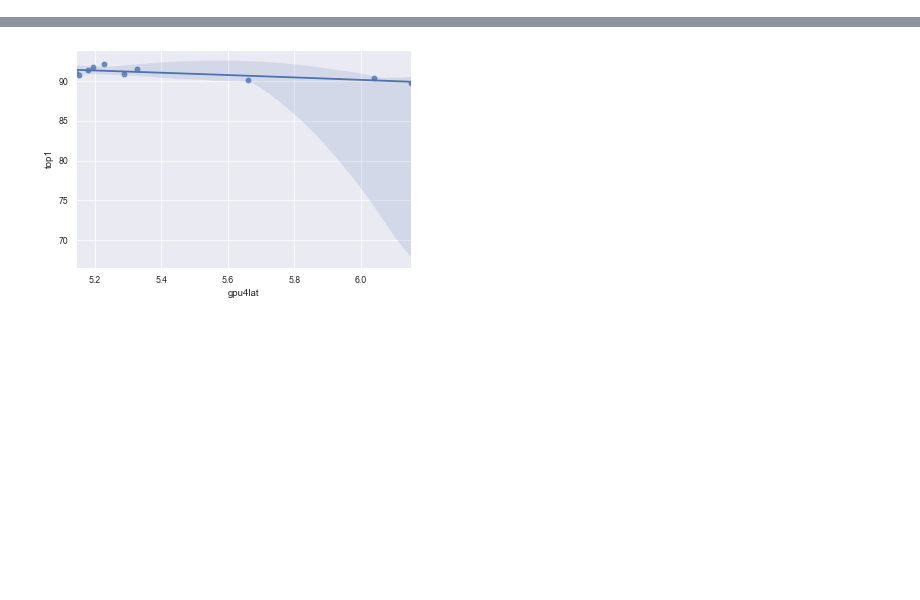
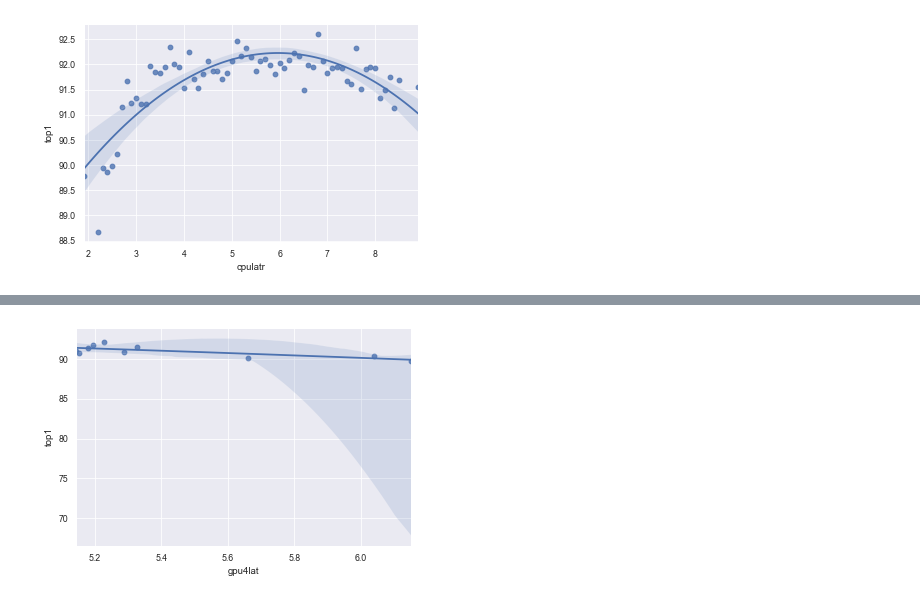
Before and after one commit to NielsEscarfail/FeatureExtractionKWS, a Jupyter notebook: ResultsVisualisation.ipynb, the cells around one changed output, grey strips where cells are left out. Saved outputs shown, nothing was run; the diff lists cells and outputs as text; code cells hidden in the pictures; blank space fills up the shorter version.

```diff
--- a/ResultsVisualisation.ipynb
+++ b/ResultsVisualisation.ipynb
@@ -98,4 +70,0 @@ Name: top1, dtype: float64
-# %%
-temp = df2.sort_values("acc_params_ratio", ascending=False)
-top_n = temp.head(100)
-top_n
@@ -125,5 +109,5 @@ def plot_top_n(df, column_name, in_f_of_column, n):
     sns.set_context("paper")
     # f, ax = plt.subplots(figsize=(7, 7))
     # ax.set(xscale="log", yscale="log")
-    splot = sns.regplot(x=x, y=y, data=pd.concat([top_n[column_name], acc], axis=1), order=2)
+    splot = sns.regplot(x=x, y=y, data=pd.concat([top_n[column_name], acc], axis=1), order=2, logx=True)
     # splot.set(xscale="log")
@@ -140,0 +114,8 @@ Index(['w', 'ks', 'd', 'e', 'ft_extr_params', 'ft_extr_params', 'data_shape',
+# %%
+df['cpulatr'] = df['cpulat'].apply(lambda x: round(x,1))
+
+df_topcpu = df.groupby('cpulatr')['top1'].max()
+# df['cpu'] = df.groupby('cpulatr')['top1'].max()
+df_topcpu = pd.DataFrame(df_topcpu)
+df_topcpu = df_topcpu.reset_index(level=0)
+df_topcpu
@@ -140,0 +136,4 @@ Index(['w', 'ks', 'd', 'e', 'ft_extr_params', 'ft_extr_params', 'data_shape',
+# %%
+plot_top_n(df_topcpu, 'cpulatr', 'top1', 1000)
+# %% [output]
+[figure, added]
```
Also changed, not shown: parts of 17 cells of this notebook, 1 other file.
